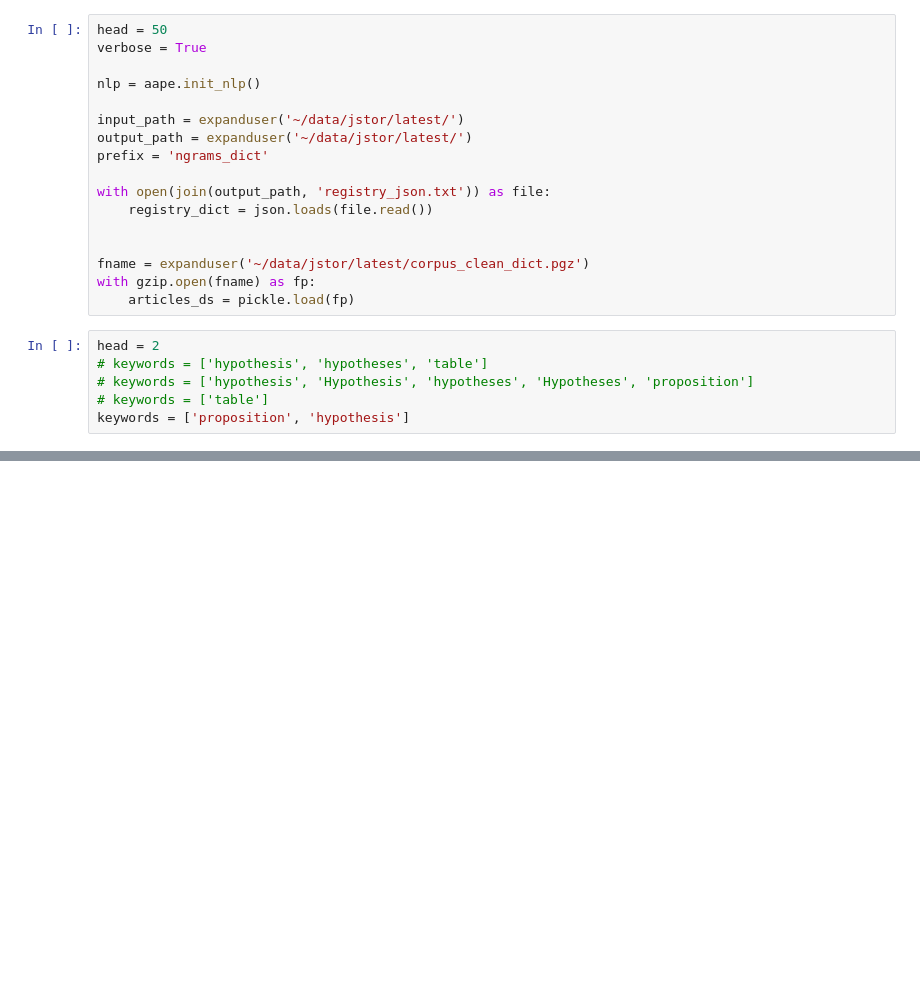
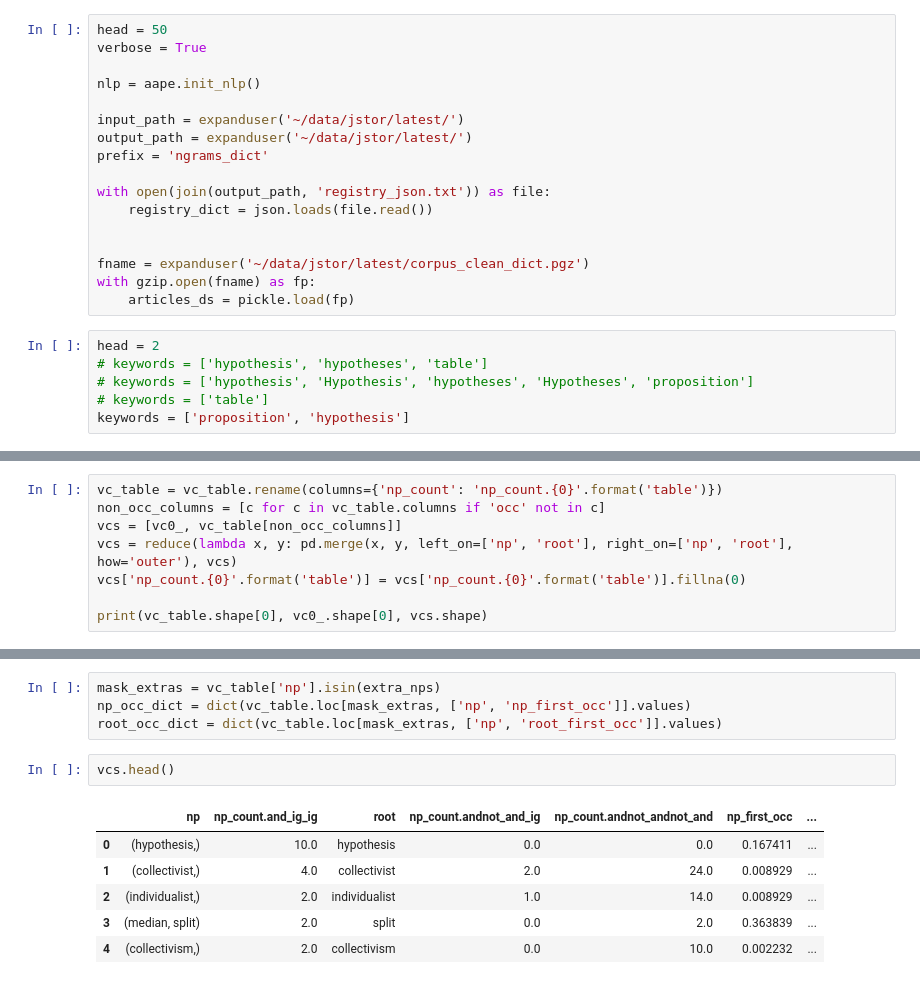
Before and after one commit to alexander-belikov/article_analysis, a Jupyter notebook: notebooks/dev_parser_np_v4.ipynb, the cells around one changed output, grey strips where cells are left out. Saved outputs shown, nothing was run; the diff lists cells and outputs as text; blank space fills up the shorter version.

```diff
--- a/notebooks/dev_parser_np_v4.ipynb
+++ b/notebooks/dev_parser_np_v4.ipynb
@@ -154,0 +258,8 @@ df0.shape, df0.drop_duplicates('np').shape
+# %%
+vc_table = vc_table.rename(columns={'np_count': 'np_count.{0}'.format('table')})
+non_occ_columns = [c for c in vc_table.columns if 'occ' not in c]
+vcs = [vc0_, vc_table[non_occ_columns]]
+vcs = reduce(lambda x, y: pd.merge(x, y, left_on=['np', 'root'], right_on=['np', 'root'], how='outer'), vcs)
+vcs['np_count.{0}'.format('table')] = vcs['np_count.{0}'.format('table')].fillna(0)
+
+print(vc_table.shape[0], vc0_.shape[0], vcs.shape)
@@ -154,0 +282,13 @@ df0.shape, df0.drop_duplicates('np').shape
+# %%
+mask_extras = vc_table['np'].isin(extra_nps)
+np_occ_dict = dict(vc_table.loc[mask_extras, ['np', 'np_first_occ']].values)
+root_occ_dict = dict(vc_table.loc[mask_extras, ['np', 'root_first_occ']].values)
+# %%
+vcs.head()
+# %% [output]
+|  | np | np_count.and_ig_ig | root | np_count.andnot_and_ig | np_count.andnot_andnot_and | np_first_occ | ... |
+| 0 | (hypothesis,) | 10.0 | hypothesis | 0.0 | 0.0 | 0.167411 | ... |
+| 1 | (collectivist,) | 4.0 | collectivist | 2.0 | 24.0 | 0.008929 | ... |
+| 2 | (individualist,) | 2.0 | individualist | 1.0 | 14.0 | 0.008929 | ... |
+| 3 | (median, split) | 2.0 | split | 0.0 | 2.0 | 0.363839 | ... |
+| 4 | (collectivism,) | 2.0 | collectivism | 0.0 | 10.0 | 0.002232 | ... |
```
Also changed, not shown: parts of 49 cells of this notebook, 5 other files.
